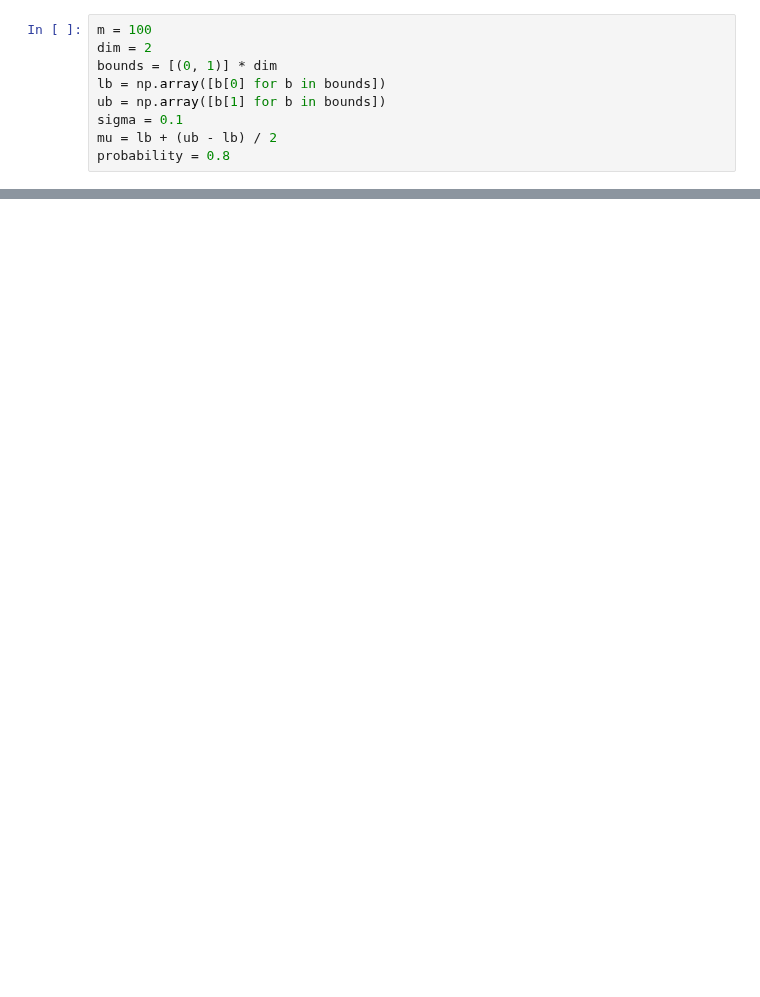
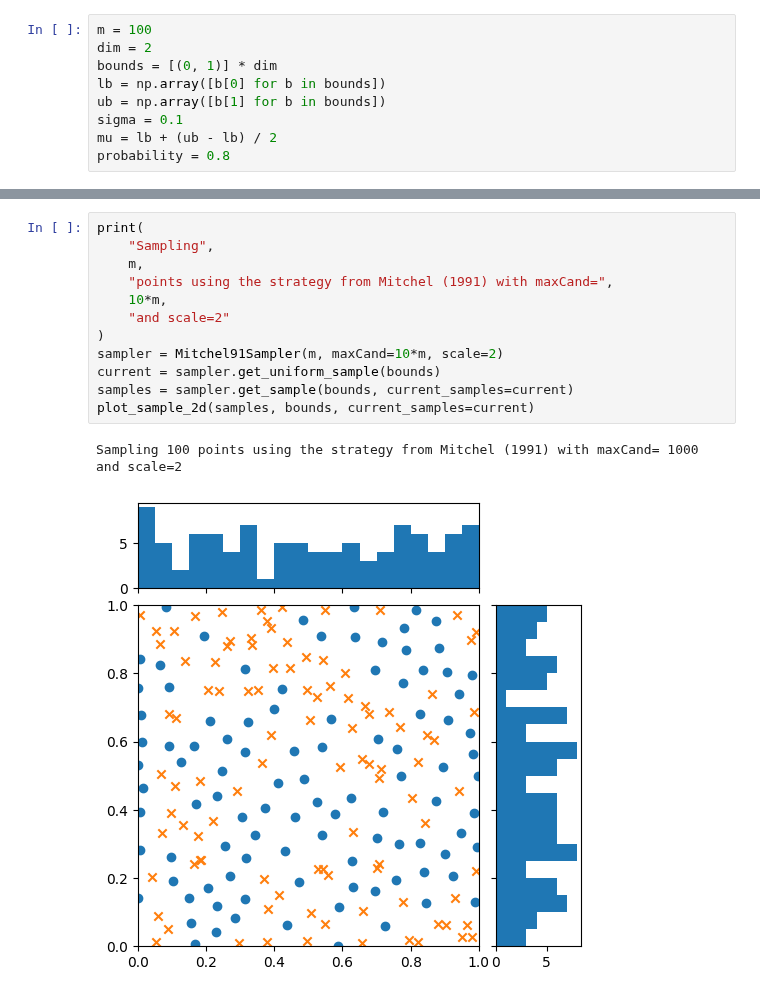
Before and after one commit to NREL/bbopt, a Jupyter notebook: examples/sampling.ipynb, the cells around one changed output, grey strips where cells are left out. Cells and saved outputs as stored; diff of their text form; blank space fills up the shorter version.

```diff
--- a/examples/sampling.ipynb
+++ b/examples/sampling.ipynb
@@ -150,0 +153,15 @@ Sampling 100 points using a DDS-UNIFORM distribution with sigma 0.1 mu [0.5 0.5]
+# %%
+print(
+    "Sampling",
+    m,
+    "points using the strategy from Mitchel (1991) with maxCand=",
+    10*m,
+    "and scale=2"
+)
+sampler = Mitchel91Sampler(m, maxCand=10*m, scale=2)
+current = sampler.get_uniform_sample(bounds)
+samples = sampler.get_sample(bounds, current_samples=current)
+plot_sample_2d(samples, bounds, current_samples=current)
+# %% [output]
+Sampling 100 points using the strategy from Mitchel (1991) with maxCand= 1000 and scale=2
+[figure, added]
```
Also changed, not shown: parts of 6 cells of this notebook, 8 other files.
